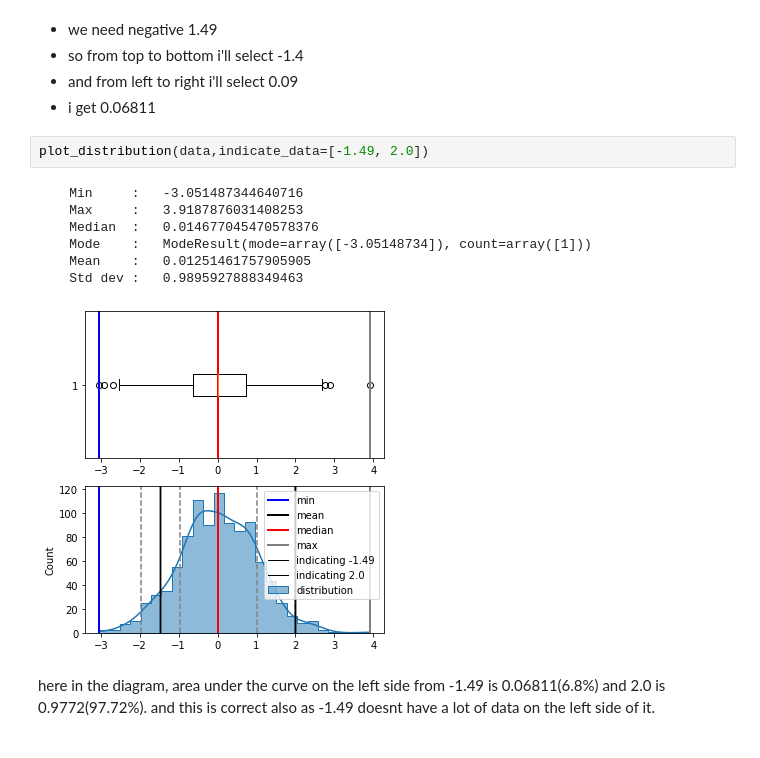
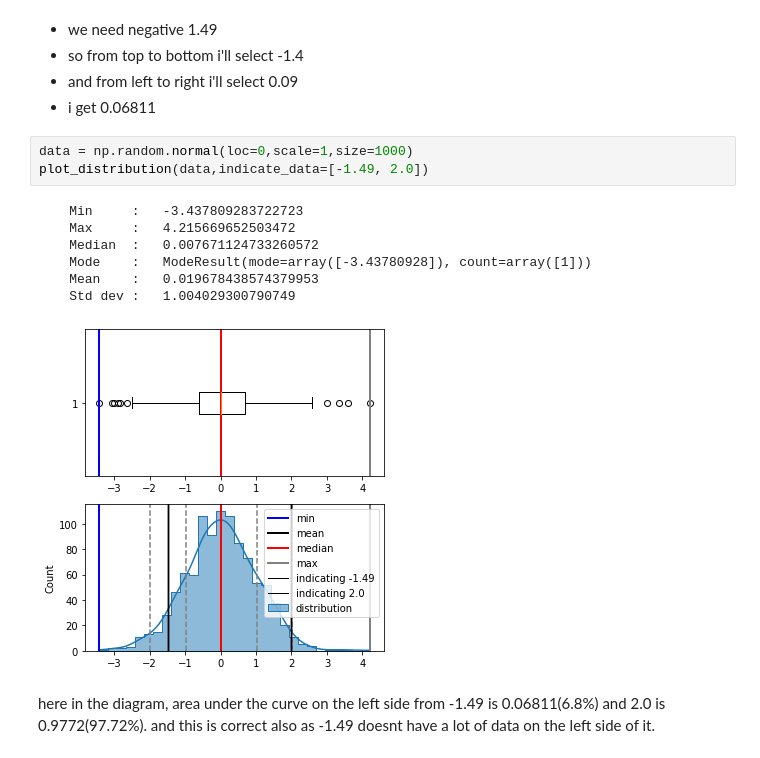
Before and after one commit to NishantBaheti/MachineLearningExploration, a Jupyter notebook: PracticalStatistics/Distributions.ipynb, the cells around one changed output. Cells and saved outputs as stored; diff of their text form.

```diff
--- a/PracticalStatistics/Distributions.ipynb
+++ b/PracticalStatistics/Distributions.ipynb
@@ -426,15 +422,16 @@ This table tells us area under the curve based on z-score.
 - and from left to right i'll select 0.09
 - i get 0.06811
 # %%
+data = np.random.normal(loc=0,scale=1,size=1000)
 plot_distribution(data,indicate_data=[-1.49, 2.0])
 # %% [output]
-    Min     :   -3.051487344640716
-    Max     :   3.9187876031408253
-    Median  :   0.014677045470578376
-    Mode    :   ModeResult(mode=array([-3.05148734]), count=array([1]))
-    Mean    :   0.01251461757905905
-    Std dev :   0.9895927888349463
+    Min     :   -3.437809283722723
+    Max     :   4.215669652503472
+    Median  :   0.007671124733260572
+    Mode    :   ModeResult(mode=array([-3.43780928]), count=array([1]))
+    Mean    :   0.019678438574379953
+    Std dev :   1.004029300790749
-[figure, old version]
+[figure, new version]
 # %% [markdown]
 here in the diagram, area under the curve on the left side from -1.49 is 0.06811(6.8%) and 2.0 is 0.9772(97.72%). and this is correct also as -1.49 doesnt have a lot of data on the left side of it.
 # %%
```
Also changed, not shown: parts of 31 cells of this notebook, 2 other files.
